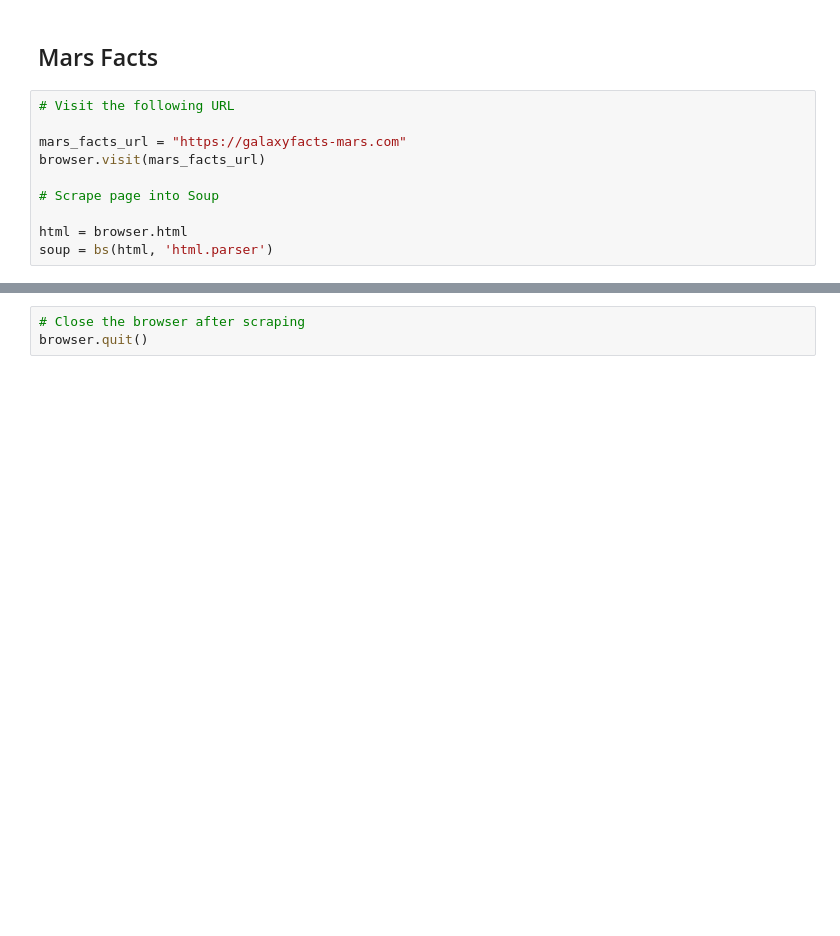
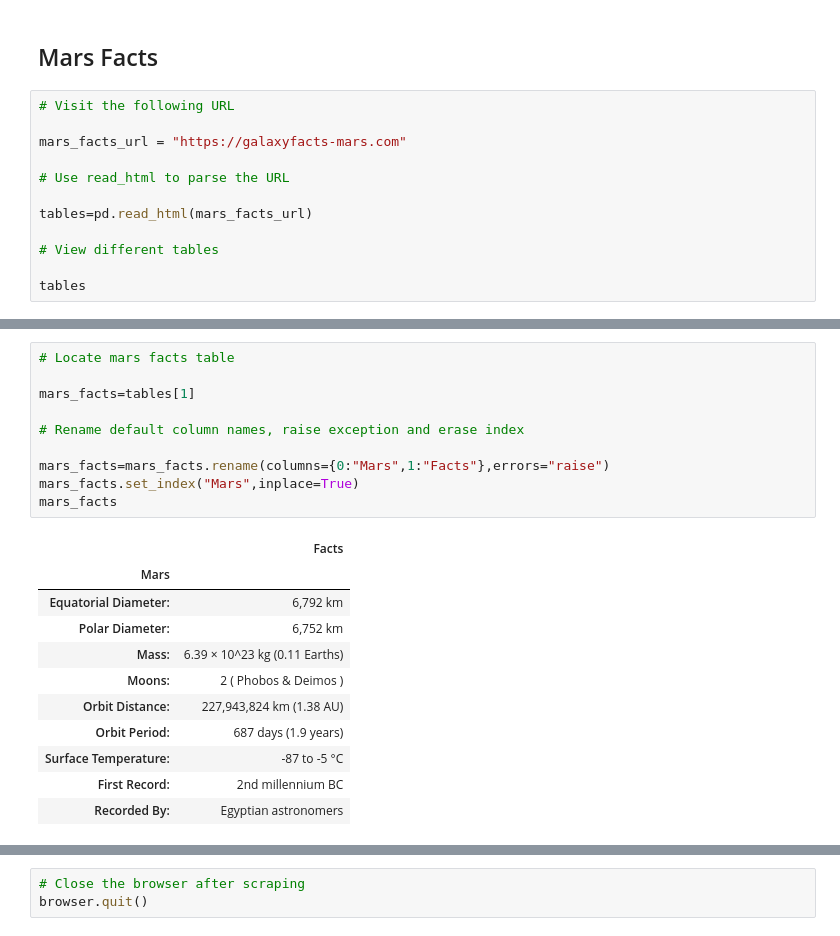
Before and after one commit to shohaha/web-scraping-challenge, a Jupyter notebook: Missions_to_Mars/mission_to_mars.ipynb, the cells around one changed output, grey strips where cells are left out. Cells and saved outputs as stored; diff of their text form; blank space fills up the shorter version.

```diff
--- a/Missions_to_Mars/mission_to_mars.ipynb
+++ b/Missions_to_Mars/mission_to_mars.ipynb
@@ -102,9 +121,11 @@ featured_image_url = "https://redplanetscience.com/image/featured/mars3.jpg"
 # Visit the following URL
 
 mars_facts_url = "https://galaxyfacts-mars.com"
-browser.visit(mars_facts_url)
 
-# Scrape page into Soup
+# Use read_html to parse the URL
 
-html = browser.html
-soup = bs(html, 'html.parser')
+tables=pd.read_html(mars_facts_url)
+
+# View different tables
+
+tables
@@ -110,0 +151,22 @@ soup = bs(html, 'html.parser')
+# %%
+# Locate mars facts table
+
+mars_facts=tables[1]
+
+# Rename default column names, raise exception and erase index
+
+mars_facts=mars_facts.rename(columns={0:"Mars",1:"Facts"},errors="raise")
+mars_facts.set_index("Mars",inplace=True)
+mars_facts
+# %% [output]
+|  | Facts |
+| Mars |  |
+| Equatorial Diameter: | 6,792 km |
+| Polar Diameter: | 6,752 km |
+| Mass: | 6.39 × 10^23 kg (0.11 Earths) |
+| Moons: | 2 ( Phobos & Deimos ) |
+| Orbit Distance: | 227,943,824 km (1.38 AU) |
+| Orbit Period: | 687 days (1.9 years) |
+| Surface Temperature: | -87 to -5 °C |
+| First Record: | 2nd millennium BC |
+| Recorded By: | Egyptian astronomers |
```
Also changed, not shown: parts of 6 cells of this notebook.
